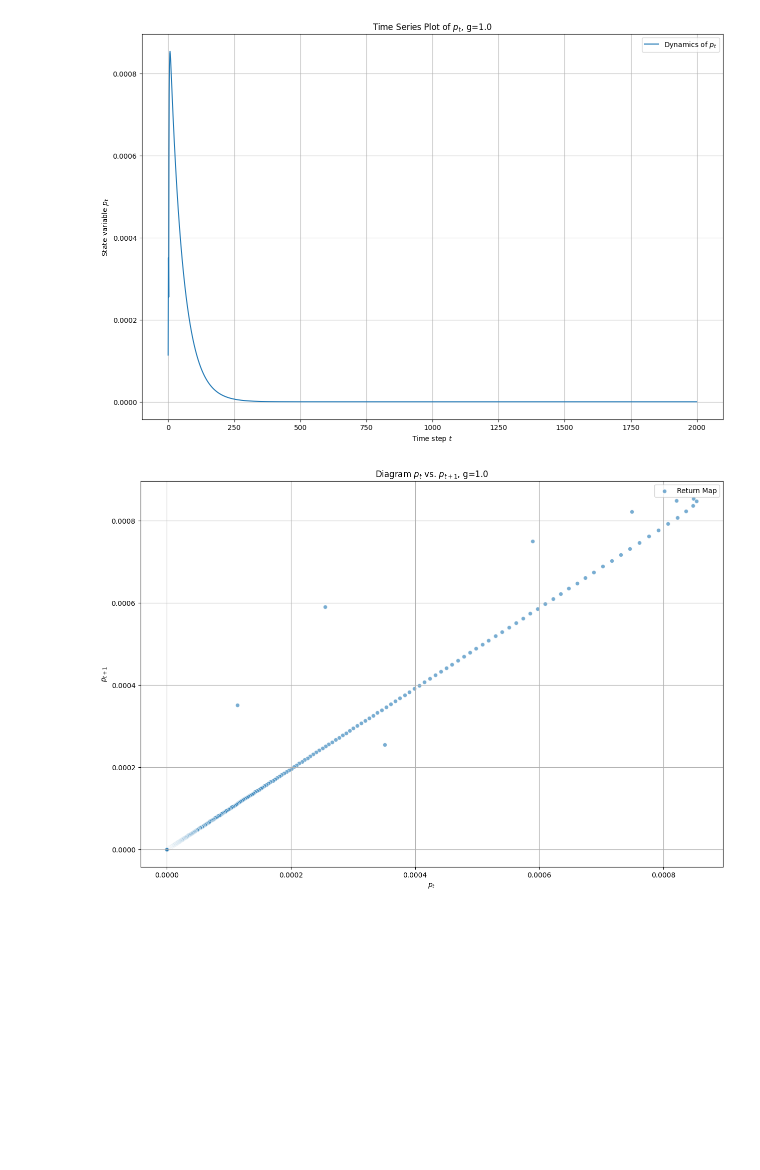
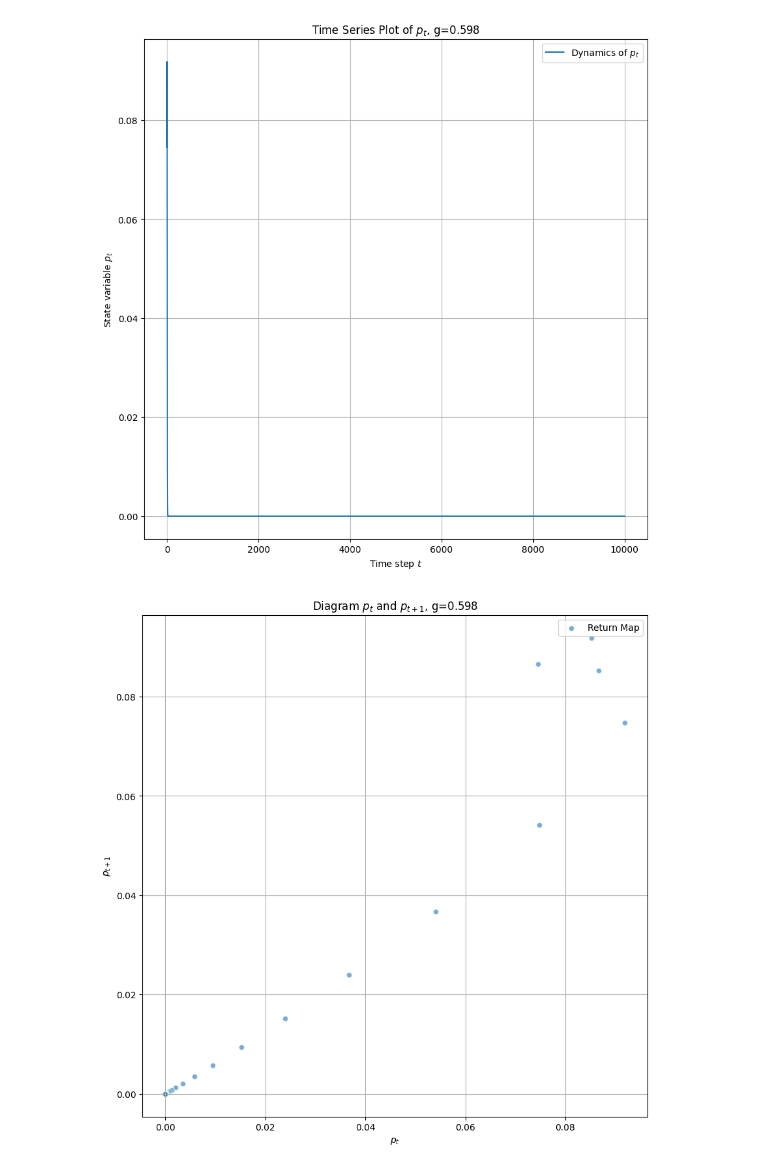
Before and after one commit to pmchrist/CED-1-Assignments, a Jupyter notebook: Assignment_2/Q5.ipynb, the cells around one changed output. Cells and saved outputs as stored; diff of their text form; code cells hidden in the pictures; blank space fills up the shorter version.

```diff
--- a/Assignment_2/Q5.ipynb
+++ b/Assignment_2/Q5.ipynb
@@ -24,24 +24,33 @@ def iterate_system(J, initial_condition, n_iterations):
 
     return lyapunov_sum / n_iterations
 
-n_iterations = 10000                            # Number of iterations to use for the Lyapunov exponent computation, should be high enough to obtain accurate values, yet to be obtainable
-g_lyapunov_zero = 2.02                          # g for 5.c
-g_values = np.arange(1.0, 2.6, 0.001)           # Range of g values to test
+n_iterations = 10000                            # Number of iterations to use for the Lyapunov exponent computation, should be high enough to obtain accurate values, yet to be feasible
+g_lyapunov_max = 0                              # g for 5.d
+lyapunov_max = 0
+g_lyapunov_zero = 2.02                          # g for 5.c (It is around 2.02)
+g_lyapunov_min = 0                              # g for 5.b
+lyapunov_min = 0
+g_values = np.arange(0.0, 3.001, 0.001)           # Range of g values to test
 lyapunov_exponents = []                         # Array for computed Lyapunov exponents
-initial_condition = np.random.rand(4)*0.001     # Initial condition (small perturbation from the steady state)
+initial_condition = np.random.rand(4)*0.1           # Initial condition (small perturbation from the steady state)
 print("Initial Conditions: ", initial_condition)
 
 # Compute the Lyapunov exponent for each value of g
 for g in g_values:
     J = jacobian_matrix(g)
     lyapunov_exponent = iterate_system(J, initial_condition, n_iterations)
+    if lyapunov_exponent > lyapunov_max:
+        g_lyapunov_max = g
+        lyapunov_max = lyapunov_exponent
+    if lyapunov_exponent < lyapunov_min:
+        g_lyapunov_min = g
+        lyapunov_min = lyapunov_exponent
     if math.isclose(lyapunov_exponent, 0.0, rel_tol=1e-4, abs_tol=1e-4):        # Finding the value close to zero for the next question
-        print("g value for lyapunov exponent to be nearly equal to 0 = ", g)
         g_lyapunov_zero = g
     lyapunov_exponents.append(lyapunov_exponent)
 
 # Plotting the Lyapunov exponent as a function of g
-plt.figure(figsize=(15, 10))
+plt.figure(figsize=(12, 8))
 plt.plot(g_values, lyapunov_exponents, label='Lyapunov Exponent')
 plt.xlabel('g value')
 plt.ylabel('Lyapunov Exponent')
@@ -56,43 +64,43 @@ g value for lyapunov exponent to be nearly equal to 0 =  2.0229999999998873
 # %%
-g_chosen = 1.0        # As we can see from the previous question, value of g=1 yields a negative Lyapunov exponent.
+g_chosen = g_lyapunov_min        # As we can see from the previous question, value of g=1 yields a negative Lyapunov exponent.
 
 # Dynamic equation based on the original one
-def dynamic_equation(p_t_minus_1, p_t_minus_2, p_t_minus_3, p_t_minus_4, g, R=1.01, v=0.6, p_star=0, alpha=10, a=1, sigma=1, beta=4):
-    numerator = np.exp(-(p_t_minus_1 - p_star)**2 / alpha)
-    denominator = 1 + np.exp((-beta / a*sigma**2) * ((p_star + v * (p_t_minus_3 - p_star) - p_t_minus_1)**2 - (p_t_minus_3 + g * (p_t_minus_3 - p_t_minus_4) - p_t_minus_1)**2))
-    return p_star + (v / R) * (p_t_minus_1 - p_star) + ((1 - v) / R) * (p_t_minus_1 - p_star) + (g / R) * (p_t_minus_1 - p_t_minus_2) * (numerator / denominator)
+def dynamic_equation(X1, X2, X3, X4, g, R=1.01, v=0.6, alpha=10, a=1, sigma=1, beta=4):
+    numerator = np.exp((-X1**2)/alpha)
+    denominator = 1 + np.exp((-beta/(2*a*sigma**2))*((X1-v*X2)**2-(X3-X1+g*(X3-X4))**2))
+    return (v / R) * X1 + 1/R*((1-v)*X1 + g*(X1-X2)) * (numerator / denominator)
 
 # Generate the dynamics
-time_series_length = 2000               # Depth of dynamics, using high resolution
+time_series_length = 10000               # Depth of dynamics, using high resolution
 p_t = np.zeros(time_series_length)
 p_t[0:4] = initial_condition[0:4]       # Using the same initial condition
 
 # Run the dynamic system
 for t in range(3, time_series_length - 1):
     p_t[t + 1] = dynamic_equation(p_t[t], p_t[t - 1], p_t[t - 2], p_t[t - 3], g_chosen)
 
 # Plotting the time series (t, p_t)
-plt.figure(figsize=(15, 10))
+plt.figure(figsize=(10, 10))
 plt.plot(p_t, label='Dynamics of $p_t$')
 plt.xlabel('Time step $t$')
 plt.ylabel('State variable $p_t$')
 plt.title('Time Series Plot of $p_t$, g=' + str(g_chosen))
 plt.legend()
 plt.grid(True)
 plt.show()
 
 # Plotting the return map (p_t, p_t+1)
-plt.figure(figsize=(15, 10))
+plt.figure(figsize=(10, 10))
 plt.scatter(p_t[:-1], p_t[1:], alpha=0.6, edgecolors='w', label='Return Map')
 plt.xlabel('$p_t$')
 plt.ylabel('$p_{t+1}$')
-plt.title('Diagram $p_t$ vs. $p_{t+1}$, g=' + str(g_chosen))
+plt.title('Diagram $p_t$ and $p_{t+1}$, g=' + str(g_chosen))
 plt.legend()
 plt.grid(True)
 plt.show()
 # %% [output]
-[figure, old version]
+[figure, new version]
-[figure, old version]
+[figure, new version]
 # %%
 g_chosen = g_lyapunov_zero        # As we can see from the previous question, value of g=2.021 yields a close to zero Lyapunov exponent.
 
```
Also changed, not shown: parts of 3 cells of this notebook.
